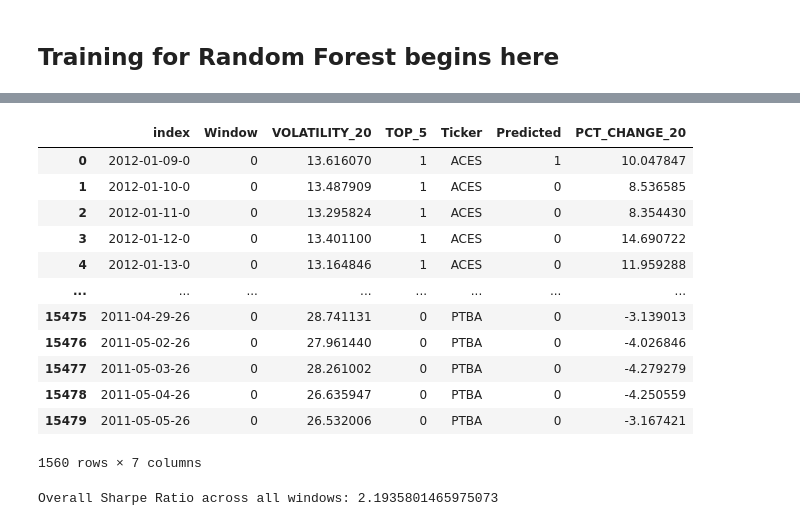
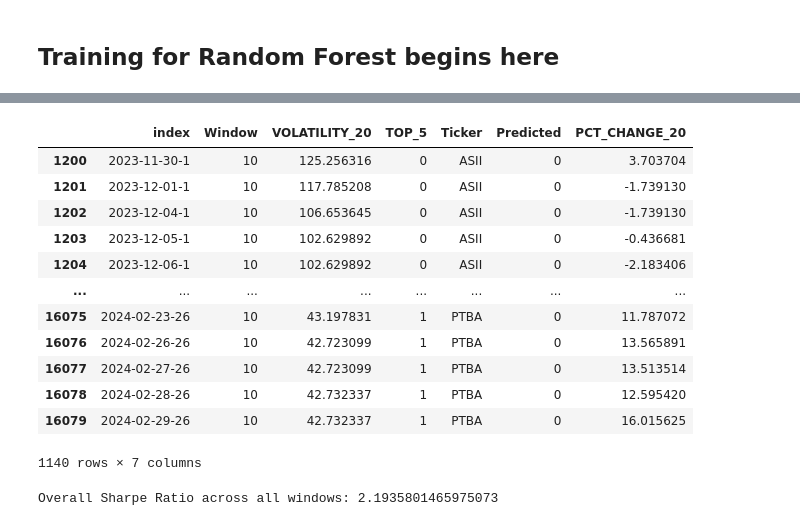
Before and after one commit to osamkabinladna/tradingstrats, a Jupyter notebook: random_forest/train_rf.ipynb, the cells around one changed output, grey strips where cells are left out. Drawn from its saved outputs; the diff is of its cells as text; code cells hidden in the pictures.

```diff
--- a/random_forest/train_rf.ipynb
+++ b/random_forest/train_rf.ipynb
@@ -55,21 +55,21 @@ valid_data['Predicted'] = preds['Predicted']
 # %%
 crossval_data = valid_data.loc[:, ["index", "Window", "VOLATILITY_20", 'TOP_5', 'Ticker', 'Predicted', "PCT_CHANGE_20"]]
 # %%
-crossval_data.loc[crossval_data["Window"] == 0]
+crossval_data.loc[crossval_data["Window"] == 10]
 # %% [output]
 |  | index | Window | VOLATILITY_20 | TOP_5 | Ticker | Predicted | PCT_CHANGE_20 |
-| 0 | 2012-01-09-0 | 0 | 13.616070 | 1 | ACES | 1 | 10.047847 |
-| 1 | 2012-01-10-0 | 0 | 13.487909 | 1 | ACES | 0 | 8.536585 |
-| 2 | 2012-01-11-0 | 0 | 13.295824 | 1 | ACES | 0 | 8.354430 |
-| 3 | 2012-01-12-0 | 0 | 13.401100 | 1 | ACES | 0 | 14.690722 |
-| 4 | 2012-01-13-0 | 0 | 13.164846 | 1 | ACES | 0 | 11.959288 |
+| 1200 | 2023-11-30-1 | 10 | 125.256316 | 0 | ASII | 0 | 3.703704 |
+| 1201 | 2023-12-01-1 | 10 | 117.785208 | 0 | ASII | 0 | -1.739130 |
+| 1202 | 2023-12-04-1 | 10 | 106.653645 | 0 | ASII | 0 | -1.739130 |
+| 1203 | 2023-12-05-1 | 10 | 102.629892 | 0 | ASII | 0 | -0.436681 |
+| 1204 | 2023-12-06-1 | 10 | 102.629892 | 0 | ASII | 0 | -2.183406 |
 | ... | ... | ... | ... | ... | ... | ... | ... |
-| 15475 | 2011-04-29-26 | 0 | 28.741131 | 0 | PTBA | 0 | -3.139013 |
-| 15476 | 2011-05-02-26 | 0 | 27.961440 | 0 | PTBA | 0 | -4.026846 |
-| 15477 | 2011-05-03-26 | 0 | 28.261002 | 0 | PTBA | 0 | -4.279279 |
-| 15478 | 2011-05-04-26 | 0 | 26.635947 | 0 | PTBA | 0 | -4.250559 |
-| 15479 | 2011-05-05-26 | 0 | 26.532006 | 0 | PTBA | 0 | -3.167421 |
+| 16075 | 2024-02-23-26 | 10 | 43.197831 | 1 | PTBA | 0 | 11.787072 |
+| 16076 | 2024-02-26-26 | 10 | 42.723099 | 1 | PTBA | 0 | 13.565891 |
+| 16077 | 2024-02-27-26 | 10 | 42.723099 | 1 | PTBA | 0 | 13.513514 |
+| 16078 | 2024-02-28-26 | 10 | 42.732337 | 1 | PTBA | 0 | 12.595420 |
+| 16079 | 2024-02-29-26 | 10 | 42.732337 | 1 | PTBA | 0 | 16.015625 |
-1560 rows × 7 columns
+1140 rows × 7 columns
 # %%
 import pandas as pd
 
```
Also changed, not shown: parts of 1 cell of this notebook, 3 other files.
